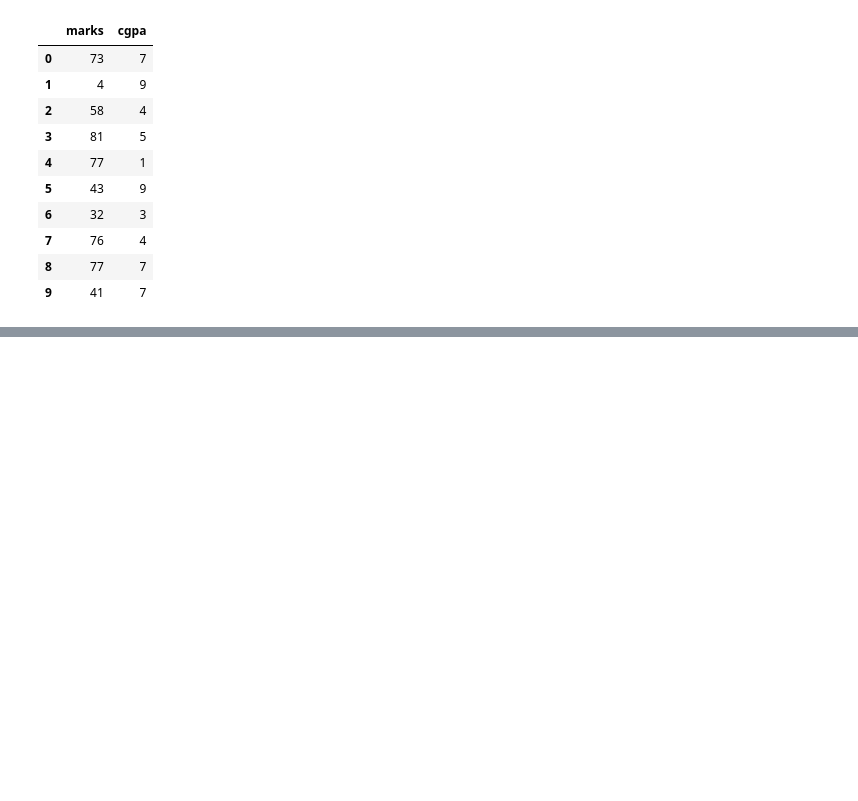
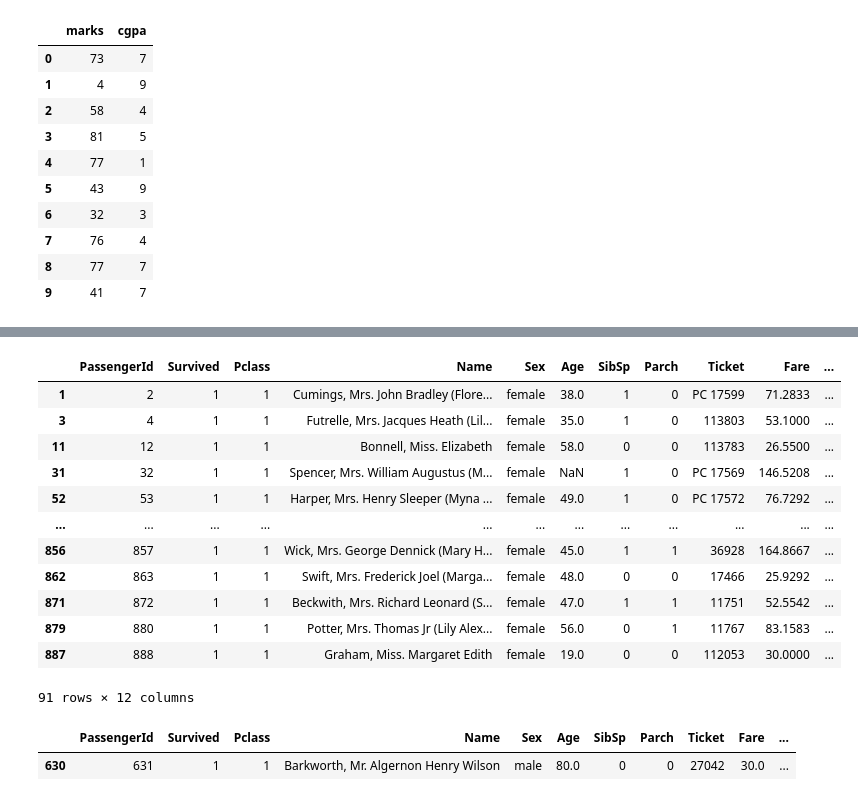
Before and after one commit to Yashghotekar2001/Python, a Jupyter notebook: pandas starting.ipynb, the cells around one changed output, grey strips where cells are left out. Cells and saved outputs as stored; diff of their text form; code cells hidden in the pictures; blank space fills up the shorter version.

```diff
--- a/pandas starting.ipynb
+++ b/pandas starting.ipynb
@@ -112,0 +407,22 @@ df
+# %%
+#number of female that survived the titanic crash in first class
+df.loc[(df['Sex']=='female')& (df['Pclass']==1)&(df['Survived']==1)]
+# %% [output]
+|  | PassengerId | Survived | Pclass | Name | Sex | Age | SibSp | Parch | Ticket | Fare | ... |
+| 1 | 2 | 1 | 1 | Cumings, Mrs. John Bradley (Flore... | female | 38.0 | 1 | 0 | PC 17599 | 71.2833 | ... |
+| 3 | 4 | 1 | 1 | Futrelle, Mrs. Jacques Heath (Lil... | female | 35.0 | 1 | 0 | 113803 | 53.1000 | ... |
+| 11 | 12 | 1 | 1 | Bonnell, Miss. Elizabeth | female | 58.0 | 0 | 0 | 113783 | 26.5500 | ... |
+| 31 | 32 | 1 | 1 | Spencer, Mrs. William Augustus (M... | female | NaN | 1 | 0 | PC 17569 | 146.5208 | ... |
+| 52 | 53 | 1 | 1 | Harper, Mrs. Henry Sleeper (Myna ... | female | 49.0 | 1 | 0 | PC 17572 | 76.7292 | ... |
+| ... | ... | ... | ... | ... | ... | ... | ... | ... | ... | ... | ... |
+| 856 | 857 | 1 | 1 | Wick, Mrs. George Dennick (Mary H... | female | 45.0 | 1 | 1 | 36928 | 164.8667 | ... |
+| 862 | 863 | 1 | 1 | Swift, Mrs. Frederick Joel (Marga... | female | 48.0 | 0 | 0 | 17466 | 25.9292 | ... |
+| 871 | 872 | 1 | 1 | Beckwith, Mrs. Richard Leonard (S... | female | 47.0 | 1 | 1 | 11751 | 52.5542 | ... |
+| 879 | 880 | 1 | 1 | Potter, Mrs. Thomas Jr (Lily Alex... | female | 56.0 | 0 | 1 | 11767 | 83.1583 | ... |
+| 887 | 888 | 1 | 1 | Graham, Miss. Margaret Edith | female | 19.0 | 0 | 0 | 112053 | 30.0000 | ... |
+91 rows × 12 columns
+# %%
+df.iloc[np.where(df['Age']==80)]
+# %% [output]
+|  | PassengerId | Survived | Pclass | Name | Sex | Age | SibSp | Parch | Ticket | Fare | ... |
+| 630 | 631 | 1 | 1 | Barkworth, Mr. Algernon Henry Wilson | male | 80.0 | 0 | 0 | 27042 | 30.0 | ... |
```
Also changed, not shown: parts of 29 cells of this notebook.
